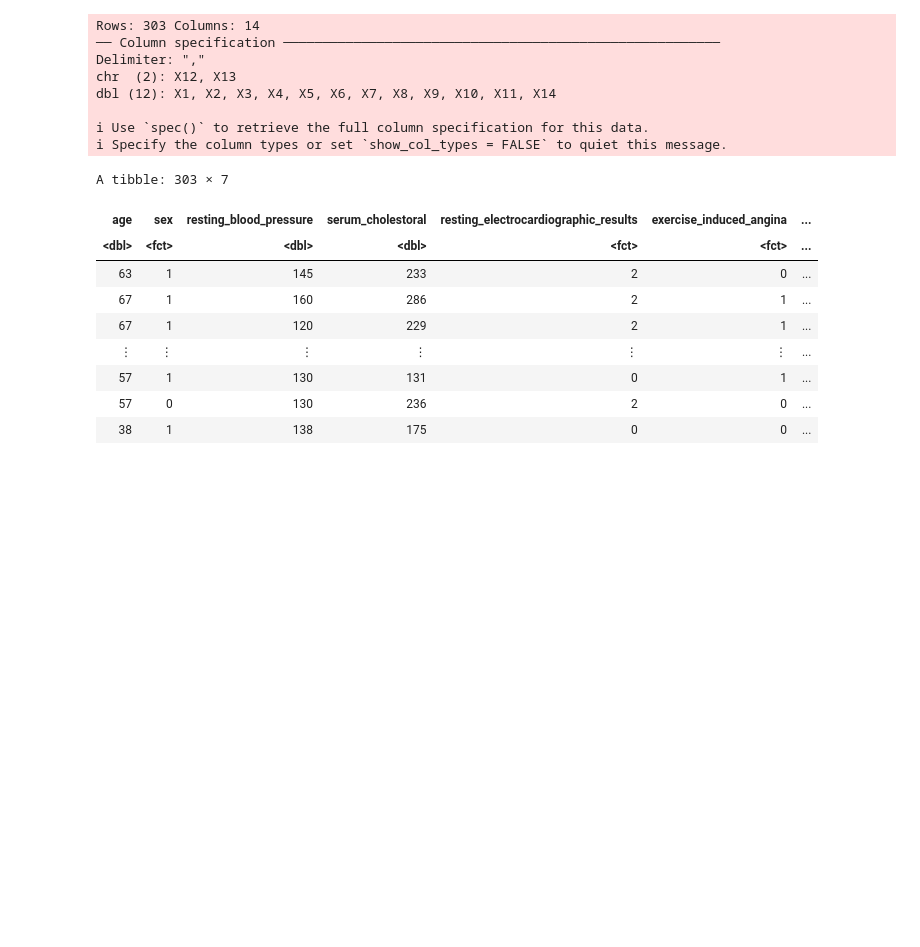
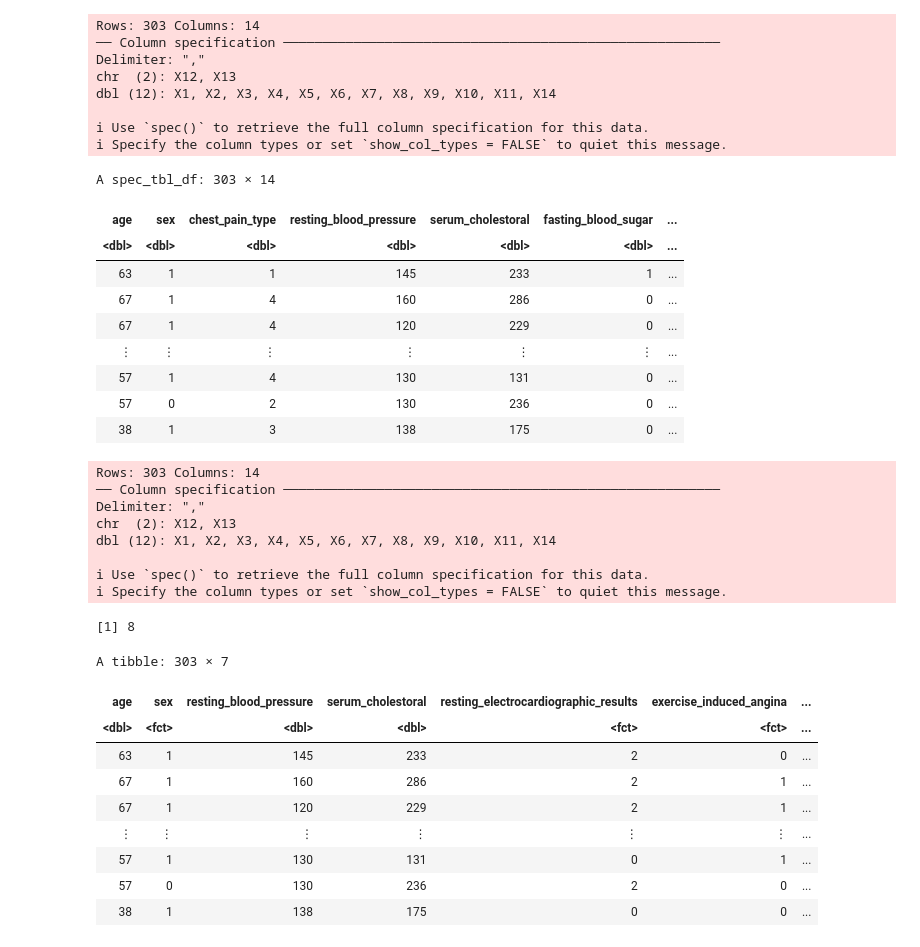
Before and after one commit to samtang22/dsci-100-2022W1-group-21, a Jupyter notebook: heart.data.ipynb, the cells around one changed output. Drawn from its saved outputs; the diff is of its cells as text; code cells hidden in the pictures; blank space fills up the shorter version.

```diff
--- a/heart.data.ipynb
+++ b/heart.data.ipynb
@@ -24,3 +24,28 @@ options(repr.matrix.max.rows = 6)
+# %%
+heart_data <- read_csv(url("https://archive.ics.uci.edu/ml/machine-learning-databases/heart-disease/processed.cleveland.data"), col_names = FALSE) |>
+    rename(age=X1, sex=X2,chest_pain_type=X3, resting_blood_pressure=X4, serum_cholestoral=X5, fasting_blood_sugar=X6,
+           resting_electrocardiographic_results=X7, max_heart_rate=X8, exercise_induced_angina=X9, ST_depression=X10,
+           slope=X11, number_vessels=X12, thal=X13, angiographic_status=X14)
+heart_data
+# %% [output]
+Rows: 303 Columns: 14
+── Column specification ────────────────────────────────────────────────────────
+Delimiter: ","
+chr  (2): X12, X13
+dbl (12): X1, X2, X3, X4, X5, X6, X7, X8, X9, X10, X11, X14
+
+ℹ Use `spec()` to retrieve the full column specification for this data.
+ℹ Specify the column types or set `show_col_types = FALSE` to quiet this message.
+A spec_tbl_df: 303 × 14
+| age | sex | chest_pain_type | resting_blood_pressure | serum_cholestoral | fasting_blood_sugar | ... |
+| <dbl> | <dbl> | <dbl> | <dbl> | <dbl> | <dbl> | ... |
+| 63 | 1 | 1 | 145 | 233 | 1 | ... |
+| 67 | 1 | 4 | 160 | 286 | 0 | ... |
+| 67 | 1 | 4 | 120 | 229 | 0 | ... |
+| ⋮ | ⋮ | ⋮ | ⋮ | ⋮ | ⋮ | ... |
+| 57 | 1 | 4 | 130 | 131 | 0 | ... |
+| 57 | 0 | 2 | 130 | 236 | 0 | ... |
+| 38 | 1 | 3 | 138 | 175 | 0 | ... |
 # %%
 #loading data frame, assigning column names, changing angina column to factor type, & selecting the columns we need
 heart_data <- read_csv(url("https://archive.ics.uci.edu/ml/machine-learning-databases/heart-disease/processed.cleveland.data"), col_names = FALSE) |>
@@ -32,6 +57,18 @@ heart_data <- read_csv(url("https://archive.ics.uci.edu/ml/machine-learning-data
     mutate(resting_electrocardiographic_results=as.factor(resting_electrocardiographic_results)) |>
     mutate(angiographic_status=as.factor(angiographic_status)) |>
     select(age, sex, resting_blood_pressure, serum_cholestoral, resting_electrocardiographic_results, exercise_induced_angina, angiographic_status)
+#temp <- heart_data
+heart_data["heart_disease_presence"] <- 0
+ncol(heart_data)
+for(i in 1:nrow(heart_data)) {
+    if(heart_data[i, ncol(heart_data)-1] == 0) {
+        heart_data[i, ncol(heart_data)] <- 0
+    } else {
+        heart_data[i, ncol(heart_data)] <- 1
+    }
+}
+heart_data <- heart_data |>
+    select(-angiographic_status)
 heart_data
 # %% [output]
 Rows: 303 Columns: 14
@@ -42,7 +79,8 @@ dbl (12): X1, X2, X3, X4, X5, X6, X7, X8, X9, X10, X11, X14
 
 ℹ Use `spec()` to retrieve the full column specification for this data.
 ℹ Specify the column types or set `show_col_types = FALSE` to quiet this message.
-A tibble: 303 × 7
+[1] 8
+A tibble: 303 × 7
 | age | sex | resting_blood_pressure | serum_cholestoral | resting_electrocardiographic_results | exercise_induced_angina | ... |
 | <dbl> | <fct> | <dbl> | <dbl> | <fct> | <fct> | ... |
 | 63 | 1 | 145 | 233 | 2 | 0 | ... |
```
Also changed, not shown: parts of 5 cells of this notebook.
